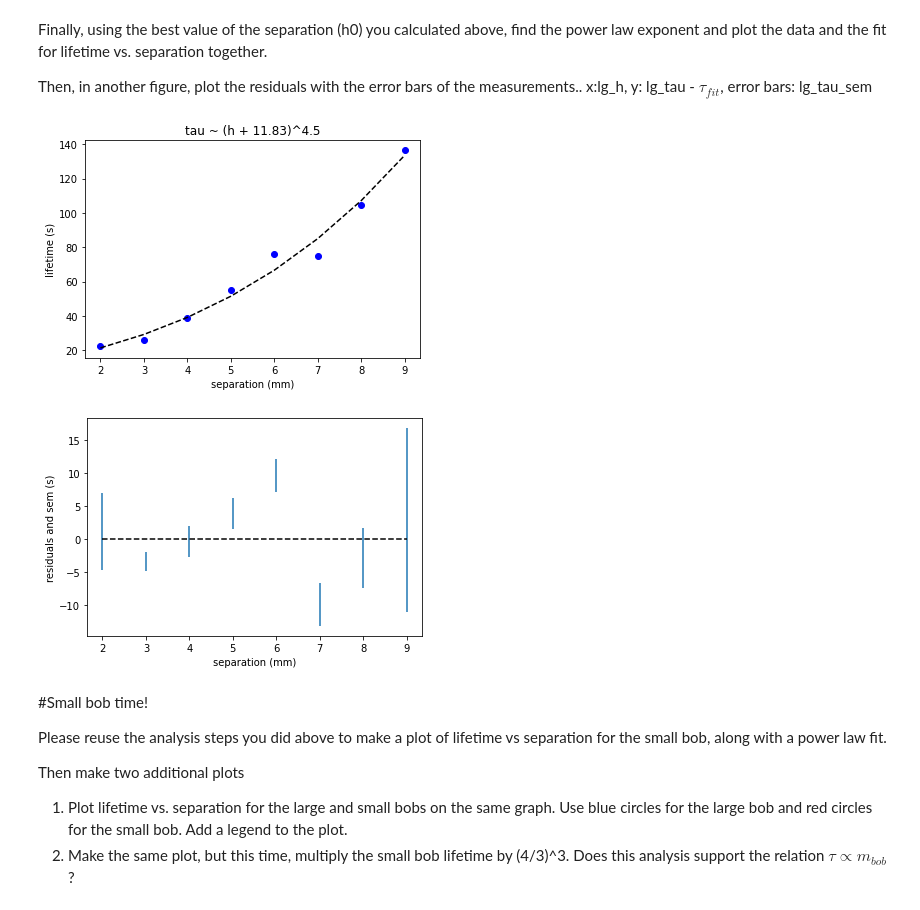
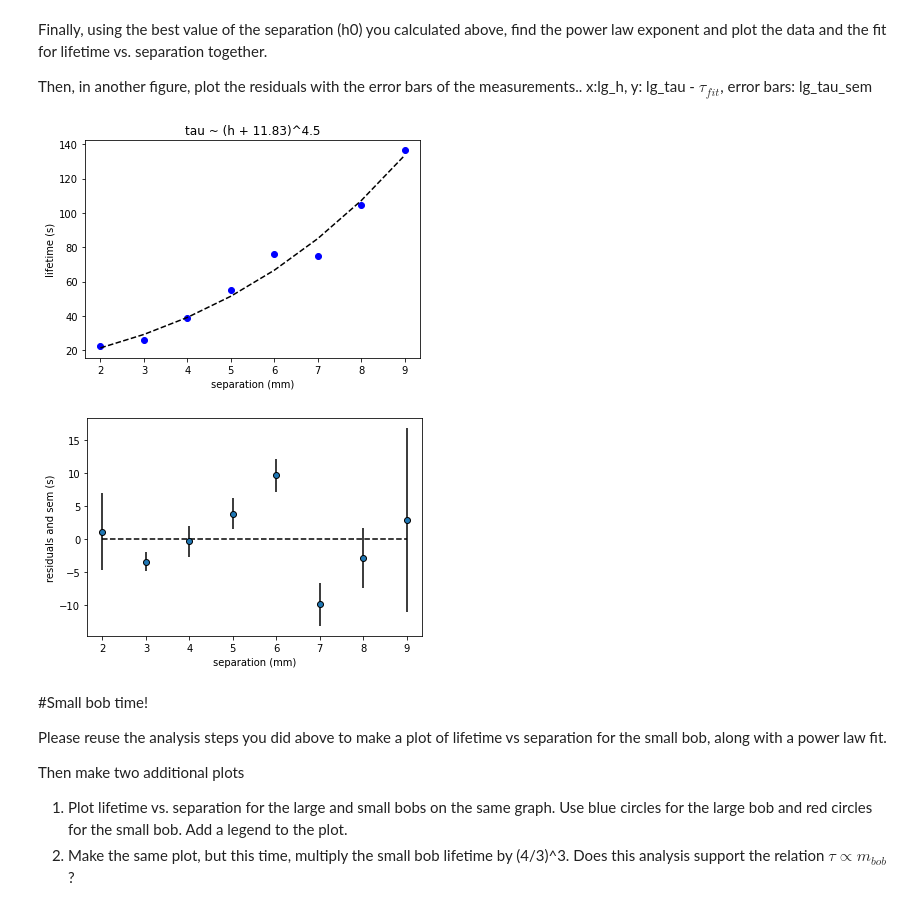
Before and after one commit to NYUExperimentalPhysics1-2021/labanalysis2-k1arac, a Jupyter notebook: LabAnalysis2.ipynb, the cells around one changed output. Drawn from its saved outputs; the diff is of its cells as text; code cells hidden in the pictures.

```diff
--- a/LabAnalysis2.ipynb
+++ b/LabAnalysis2.ipynb
@@ -461,27 +461,27 @@ Then, in another figure, plot the residuals with the error bars of the measureme
 # %%
 x = np.log(np.array(lg_h) + h0)
 y = np.log(lg_tau)
 
 m,b,yfit = fitLine(x, y)#CODE 24: fit to a line y = mx + b
 lg_taufit = np.exp(yfit)
 
 #CODE 25: plot lg_tau vs. lg_h with blue circles and lg_taufit vs lg_h with a black dashed line
 plt.plot(lg_h, lg_tau,  'bo', lg_h, np.exp(yfit), 'k--')
 plt.xlabel('separation (mm)')
 plt.ylabel('lifetime (s)')
 plt.title('tau ~ (h + {:.2f})^{:.1f}'.format(h0, m) );
 
 plt.figure()
 #CODE 26: error bar plot of lg_tau-lg_taufit vs. lg_h, yerr = lg_tau_sem
-plt.errorbar(lg_h, lg_tau-lg_taufit,lg_tau_sem, ls='none')
+plt.errorbar(lg_h, lg_tau-lg_taufit,lg_tau_sem, ls='none',marker="o", ecolor="k", markeredgecolor="k")
 plt.xlabel('separation (mm)')
 plt.ylabel('residuals and sem (s)')
 
 #Add a black dashed line across the x-axis by plotting lg_h*0 vs lg_h.
 plt.plot(lg_h, lg_h*0, 'k--');
 # %% [output]
 [figure]
-[figure, old version]
+[figure, new version]
 # %% [markdown]
 #Small bob time!
 
```
Also changed, not shown: parts of 1 cell of this notebook.
